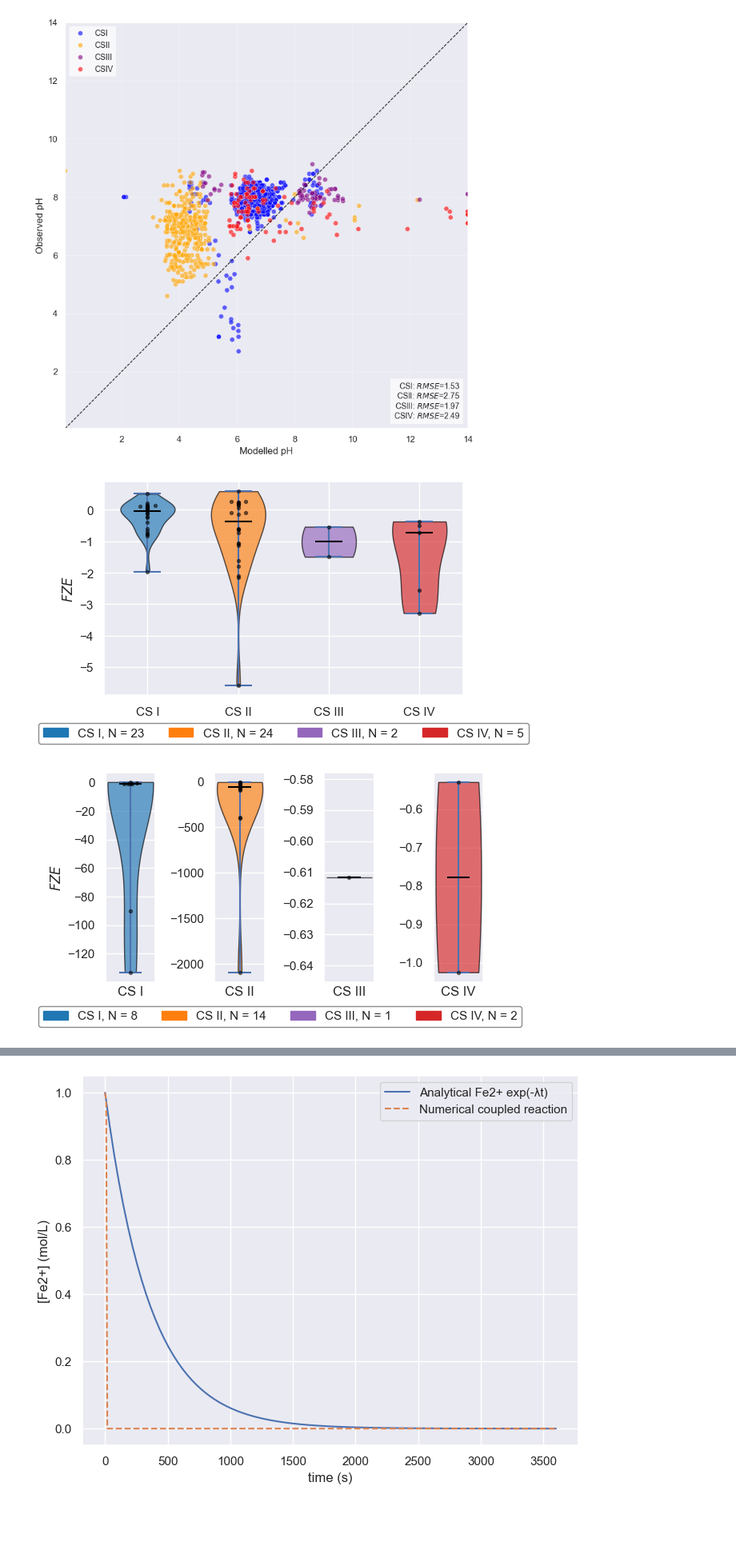
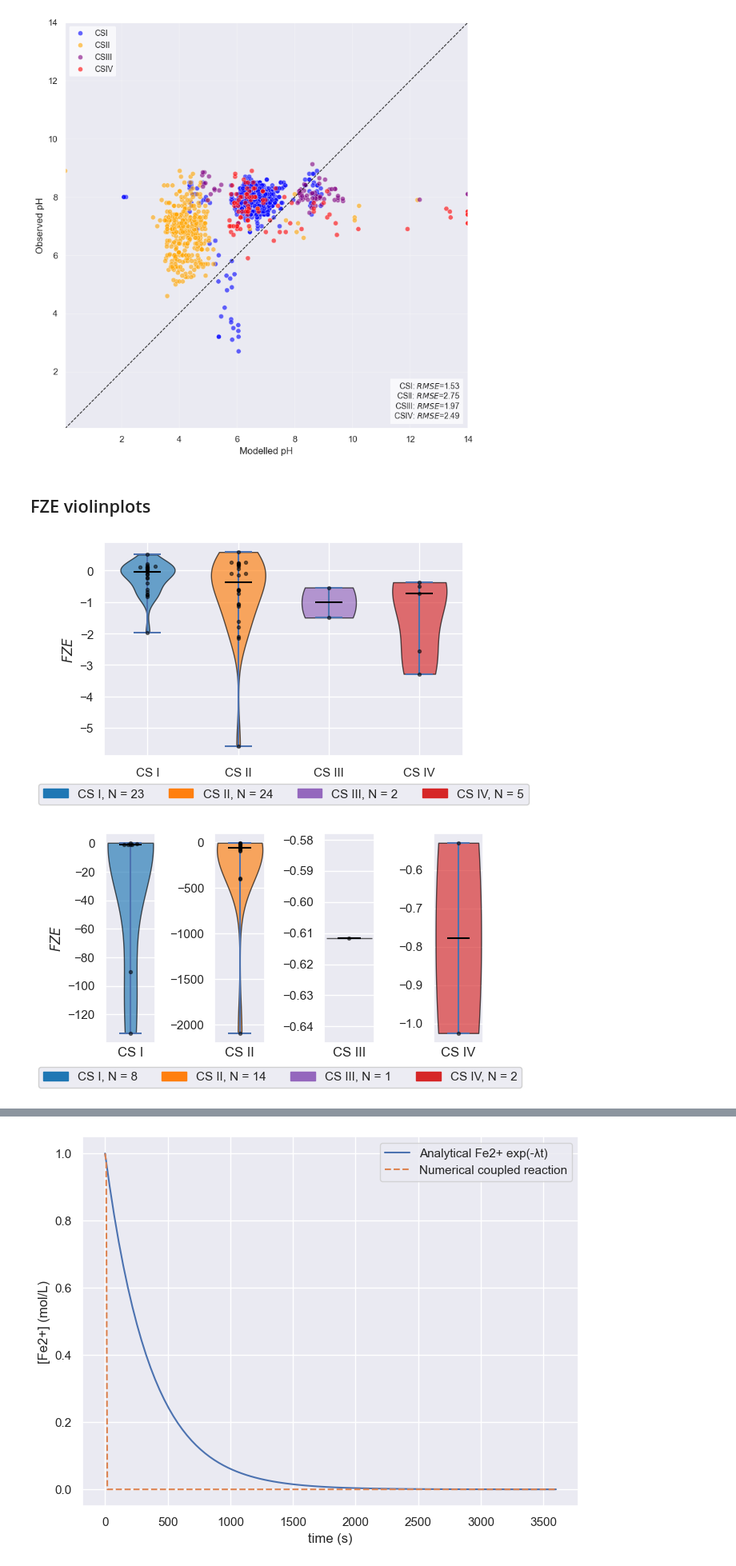
Before and after one commit to lgroenhart/AMDFLOW, a Jupyter notebook: val_plots.ipynb, the cells around one changed output, grey strips where cells are left out. Shown at 80% size. Drawn from its saved outputs; the diff is of its cells as text; code cells hidden in the pictures; blank space fills up the shorter version.

Commit message:
more plots

```diff
--- a/val_plots.ipynb
+++ b/val_plots.ipynb
@@ -489,6 +495,8 @@ plot_variable_corr_all_cases("pH", case_infos, resample_freq="W", show_kge=False
 # %% [output]
 Modelled vs Observed: pH (all case studies)
 [figure]
+# %% [markdown]
+<h2>FZE violinplots
 # %%
 csi_ph = pd.read_csv("../data/validation data/CSI/Metrics_pH.csv", skipfooter=-1).dropna()
 csi_fe_dis = pd.read_csv("../data/validation data/CSI/Metrics_Fe-Dis.csv", skipfooter=-1).dropna()
@@ -595,8 +603,6 @@ ax.legend(
     loc="upper center",
     bbox_to_anchor=(0.5, -0.10),
     framealpha=0.9,
-    facecolor="white",
-    edgecolor="gray",
     ncol=4,
     bbox_transform=ax.transAxes,
 )
@@ -604,7 +610,7 @@ ax.legend(
 
 fig.savefig("../images/ph_violins", dpi = 300, bbox_inches = "tight")
 # %% [output]
-[figure, old version]
+[figure, new version]
 # %%
 textwidth_in = 418.25368 / 72.27
 fig, axes = plt.subplots(1, 4, figsize=(textwidth_in, textwidth_in * 0.55),
@@ -620,33 +626,31 @@ for color, label in zip(cs_colors, x[0]):
 
 for ax, vals, color, label in zip(axes, data, cs_colors, cs_labels):
     clean_vals = vals.dropna()
     parts = ax.violinplot(clean_vals, positions=[1], widths=0.6, showmedians=True)
 
     for body in parts["bodies"]:
         body.set_facecolor(color)
         body.set_edgecolor("black")
         body.set_alpha(0.65)
     parts["cmedians"].set_color("black")
 
     x_points = jitter_by_proximity(clean_vals.values, center=1, max_width=0.08, threshold=0.08)
     ax.scatter(x_points, clean_vals, color="black", s=8, alpha=0.5, zorder=3)
 
     ax.set_xticks([])
     ax.set_xlabel(label)
     if ax == axes[0]:
         ax.set_ylabel("$FZE$")
 fig.legend(
     handles=patches,
     loc="lower center",
     bbox_to_anchor=(0.53, -0.08),
     bbox_transform=fig.transFigure,
     framealpha=0.9,
-    facecolor="white",
-    edgecolor="gray",
     ncol=4,
 )
 fig.subplots_adjust(bottom=0.18)
 fig.tight_layout()
 fig.savefig("../images/iron_violins.png", dpi=300, bbox_inches="tight")
 # %% [output]
-[figure, old version]
+[figure, new version]
```
Also changed, not shown: parts of 21 cells of this notebook.
